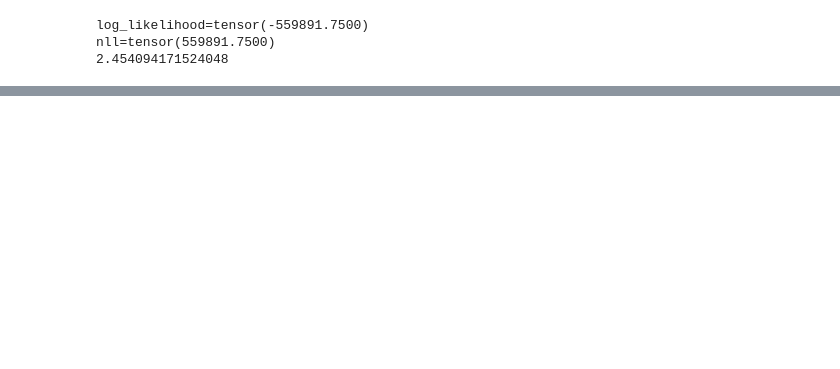
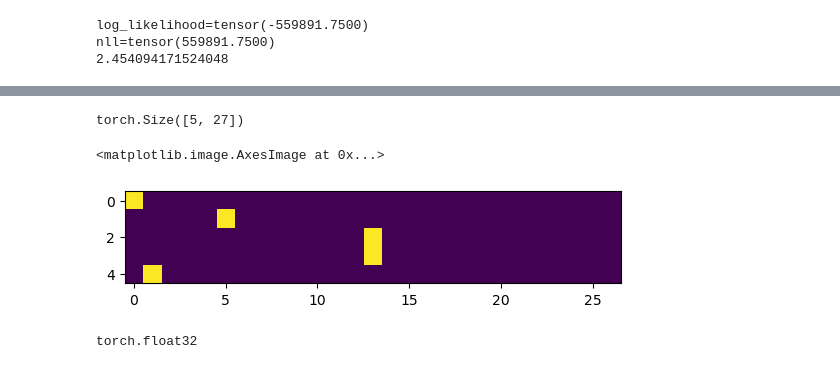
Before and after one commit to sougato97/learn_gpt, a Jupyter notebook: makemore/makemore_part1.ipynb, the cells around one changed output, grey strips where cells are left out. Cells and saved outputs as stored; diff of their text form; code cells hidden in the pictures; blank space fills up the shorter version.

Commit message:
define weights.

```diff
--- a/makemore/makemore_part1.ipynb
+++ b/makemore/makemore_part1.ipynb
@@ -402,8 +405,8 @@ Loss function
 log_likelihood = 0.0
 n = 0
 
-# for w in words:
-for w in ["sougato"]:
+for w in words:
+# for w in ["sougato"]:
     chs = ['.'] + list(w) + ['.']
     for ch1, ch2 in zip(chs, chs[1:]):
         ix1 = stoi[ch1]
@@ -421,3 +424,28 @@ print(f'{nll/n}')
 log_likelihood=tensor(-559891.7500)
 nll=tensor(559891.7500)
 2.454094171524048
+# %%
+# Creating the training set of bigrams (x, y)
+# xs: inputs
+# ys: targets
+xs, ys = [], []
+
+
+# this part is for iterating
+for w in words[:1]:
+    chs = ['.'] + list(w) + ['.']
+    for ch1, ch2 in zip(chs, chs[1:]):
+        ix1 = stoi[ch1]
+        ix2 = stoi[ch2]
+        # N[ix1, ix2] += 1 # this part was for iterating and updating the 2d matrix N. we don't need that here
+        print(ch1, ch2)
+        xs.append(ix1) # row becomes x
+        ys.append(ix2) # column becomes y
+
+# we want them to be in tensor and not in int.
+# but we can do that using torch.Tensor/torch.tensor.
+# difference is in the default output datatype:
+# torch.Tensor: always torch.float32
+# torch.tensor: matches with the input data.
+xs = torch.tensor(xs)
+ys = torch.tensor(ys)
@@ -423,0 +473,6 @@ nll=tensor(559891.7500)
+# %%
+# num_classes = 27 defines the total number of classes and then these 5 numbers in xs belong here.
+# So each one of them will be an array.
+import torch.nn.functional as F
+xenc = F.one_hot(xs, num_classes=27).float() # typecasting as we need floating pt. nos. for neural networks.
+xenc
@@ -423,0 +490,13 @@ nll=tensor(559891.7500)
+# %%
+xenc.shape
+# %% [output]
+torch.Size([5, 27])
+# %%
+plt.imshow(xenc)
+# %% [output]
+<matplotlib.image.AxesImage at 0x...>
+[figure, added]
+# %%
+xenc.dtype
+# %% [output]
+torch.float32
```
Also changed, not shown: parts of 9 cells of this notebook.
